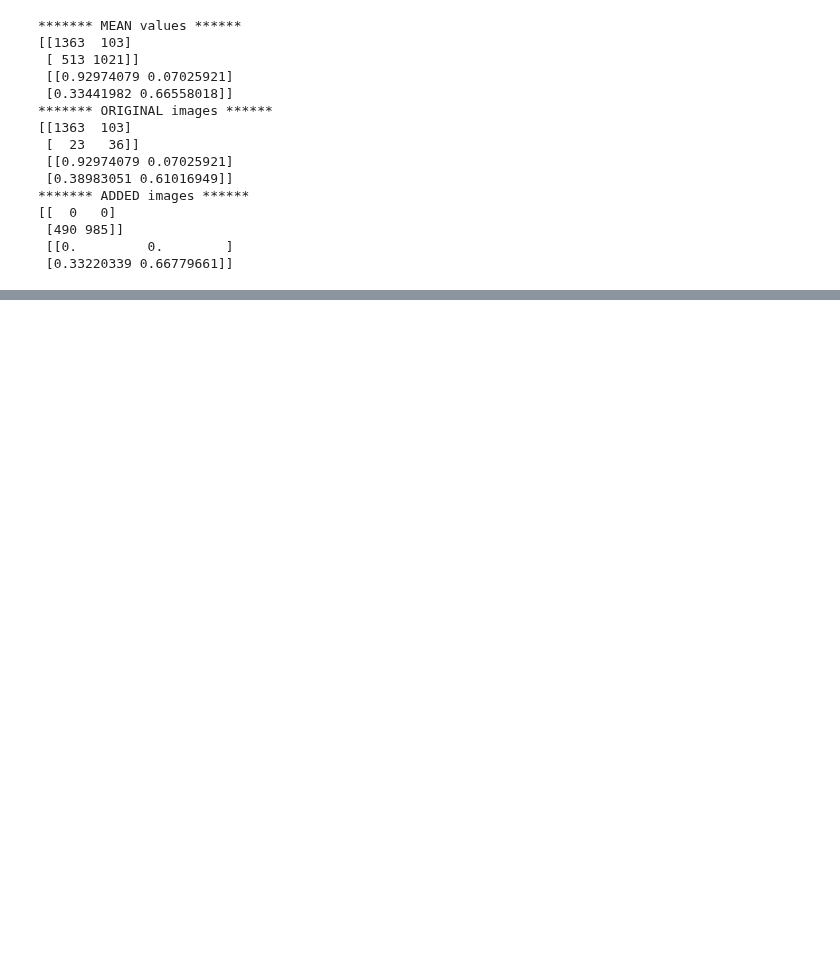
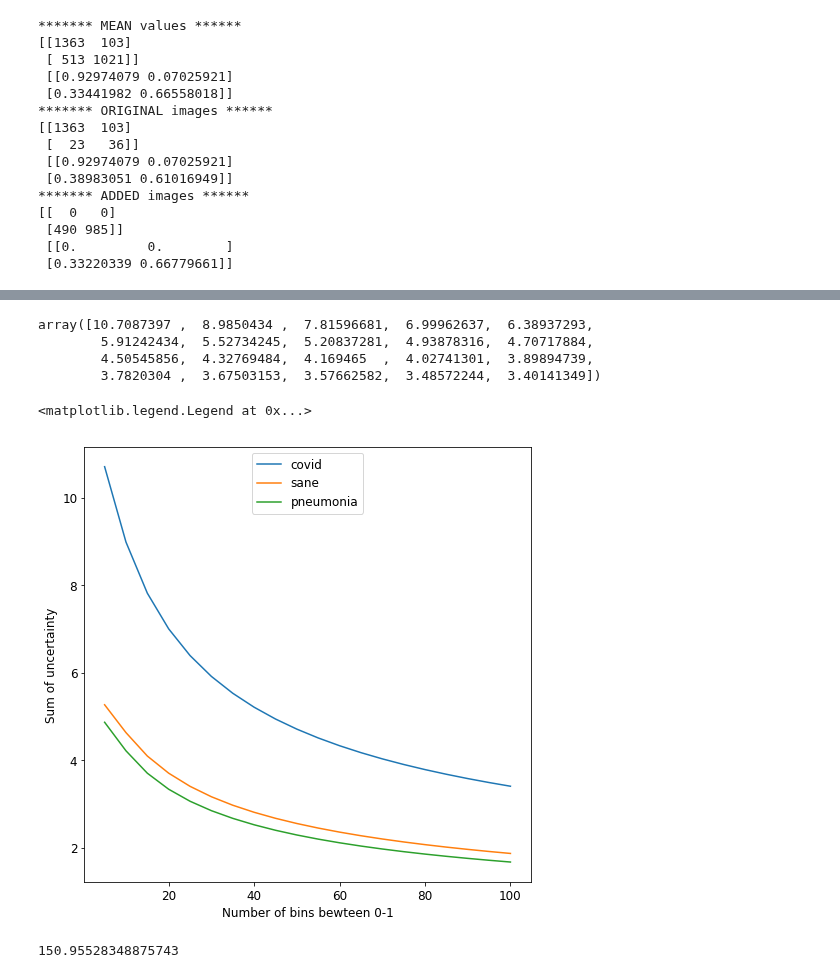
Before and after one commit to TsspGit/CodVid19_CIEMAT, a Jupyter notebook: Exploring_Uncertainty.ipynb, the cells around one changed output, grey strips where cells are left out. Cells and saved outputs as stored; diff of their text form; code cells hidden in the pictures; blank space fills up the shorter version.

Commit message:
exploring uncertainty

```diff
--- a/Exploring_Uncertainty.ipynb
+++ b/Exploring_Uncertainty.ipynb
@@ -73,6 +101,6 @@ print(np.sqrt(e_2))
 # %%
 Mean = predictive_mean
-Unce  = np.sqrt(predictive_variance+e_2)
+Unce  = np.sqrt(predictive_variance)
 print("******* MEAN values ******")
 from sklearn.metrics import confusion_matrix
 from sklearn.preprocessing import normalize
@@ -242,0 +326,4 @@ np.sum(dic_counts_3[1])
+# %%
+dic_counts_3_inf, dic_variance_3_inf, bins = get_counts_by_class(Mean,Unce, diseaseID_test, nbins=70)
+for i in range(3):
+    print(np.sum(dic_counts_3_inf[i]), "----", np.sum(dic_variance_3_inf[i]))
@@ -242,0 +340,10 @@ np.sum(dic_counts_3[1])
+# %%
+unc_covid = {}
+unc_norma = {}
+unc_pneum = {}
+for i in range(20):
+    counts, uncer_3, bins = get_counts_by_class(Mean,Unce, diseaseID_test, nbins=(5*i+5))
+    print(i)
+    unc_covid[i] = uncer_3[1]
+    unc_norma[i] = uncer_3[0]
+    unc_pneum[i] = uncer_3[2]
@@ -251,3 +380,41 @@ mpl.rcParams['axes.labelsize'] = 'large'
 mpl.rcParams['axes.titlesize'] = 'large'
 mpl.rcParams['legend.fontsize'] = 'large'
 mpl.rcParams['font.size'] = '16'
+# %%
+means = np.zeros([3,20])
+sums = np.zeros([3,20])
+for i in range(20):
+    means[1,i] = np.mean(unc_covid[i])
+    sums[1,i] = np.sum(unc_covid[i])
+    means[0,i] = np.mean(unc_norma[i])
+    sums[0,i] = np.sum(unc_norma[i])
+    means[2,i] = np.mean(unc_pneum[i])
+    sums[2,i] = np.sum(unc_pneum[i])
+# %%
+means[1]
+# %% [output]
+array([10.7087397 ,  8.9850434 ,  7.81596681,  6.99962637,  6.38937293,
+        5.91242434,  5.52734245,  5.20837281,  4.93878316,  4.70717884,
+        4.50545856,  4.32769484,  4.169465  ,  4.02741301,  3.89894739,
+        3.7820304 ,  3.67503153,  3.57662582,  3.48572244,  3.40141349])
+# %%
+fig,ax = plt.subplots(nrows=1,ncols=1,figsize=(8,8))# 6,6
+hist_bins =  np.linspace(0,1,61)
+
+plt.plot(np.arange(20)*5 + 5, means[1], label="covid")
+
+plt.plot(np.arange(20)*5 + 5, means[0], label="sane")
+plt.plot(np.arange(20)*5 + 5, means[2], label="pneumonia")
+
+plt.ylabel("Sum of uncertainty")
+plt.xlabel('Number of bins bewteen 0-1')
+
+plt.legend(loc="upper center")
+# %% [output]
+<matplotlib.legend.Legend at 0x...>
+[figure, added]
+# %%
+#np.sum(dic_variance_3_inf[1])
+np.sum(unc_n_40)
+# %% [output]
+150.95528348875743
```
Also changed, not shown: parts of 44 cells of this notebook.
